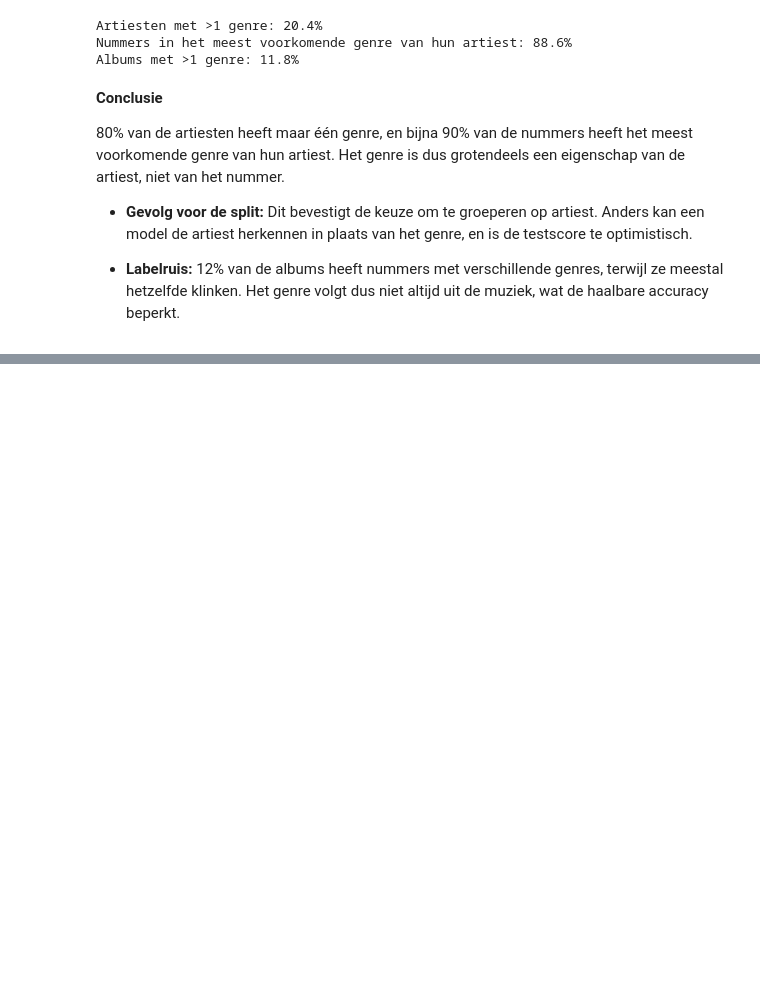
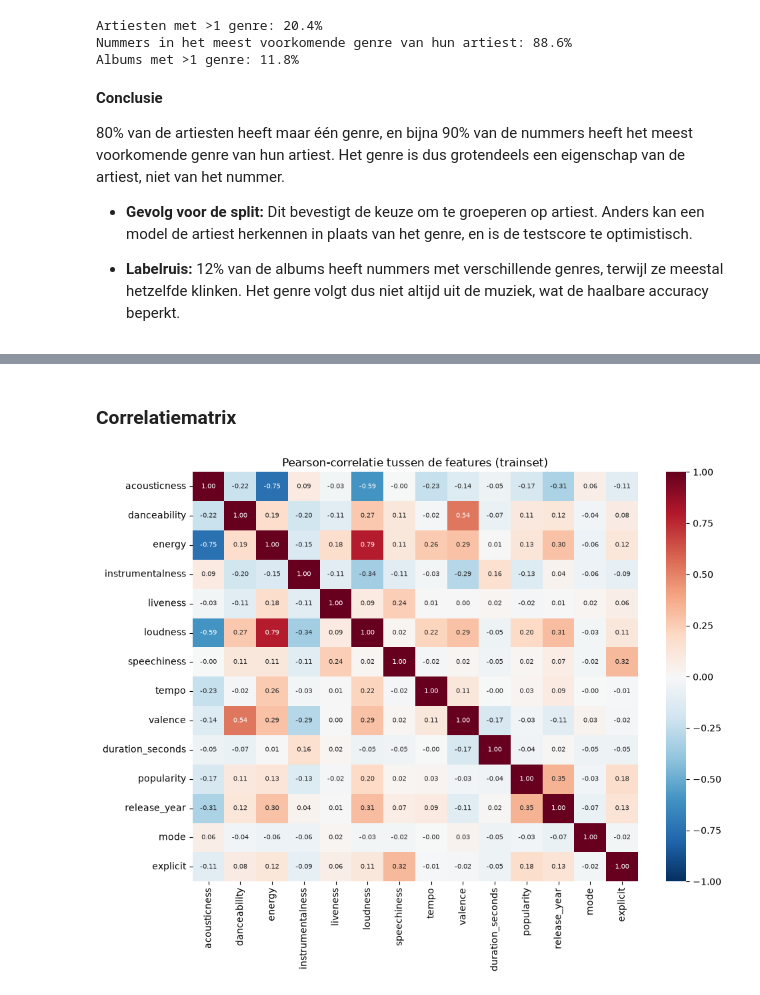
Before and after one commit to Lander123Lander/MachineLearning, a Jupyter notebook: Project.ipynb, the cells around one changed output, grey strips where cells are left out. Saved outputs shown, nothing was run; the diff lists cells and outputs as text; code cells hidden in the pictures; blank space fills up the shorter version.

Commit message:
correlatiematrix

```diff
--- a/Project.ipynb
+++ b/Project.ipynb
@@ -591,0 +825,10 @@ Albums met >1 genre: 11.8%
+# %% [markdown]
+### Correlatiematrix
+# %%
+fig, ax = plt.subplots(figsize=(10, 8))
+sn.heatmap(eda[NUM + ["mode", "explicit"]].astype(float).corr(), cmap="RdBu_r", center=0, vmin=-1, vmax=1,
+           annot=True, fmt=".2f", annot_kws={"size": 7}, ax=ax)
+ax.set(title="Pearson-correlatie tussen de features (trainset)")
+plt.tight_layout(); plt.show()
+# %% [output]
+[figure, added]
```
Also changed, not shown: parts of 23 cells of this notebook, 1 other file.
